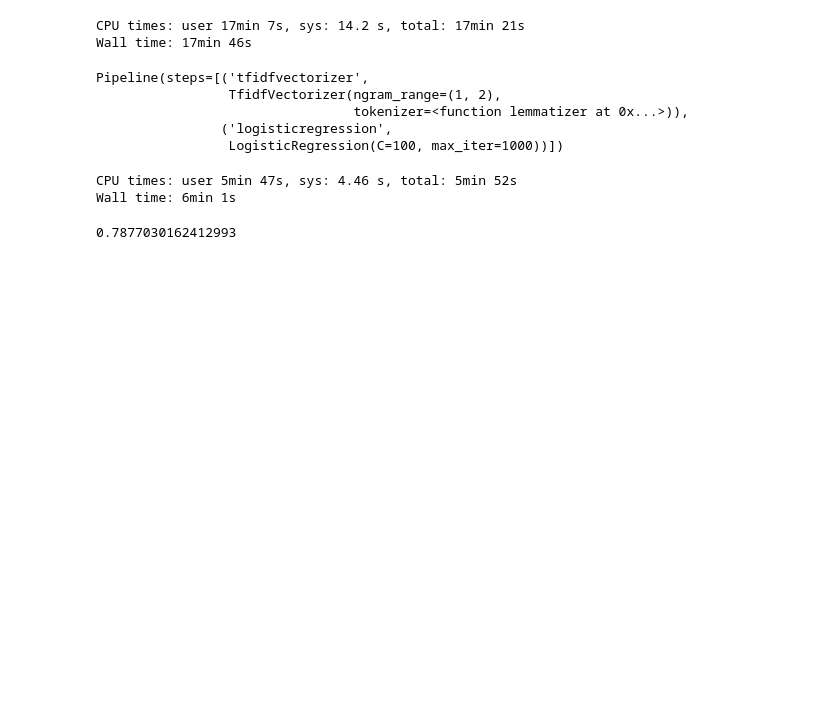
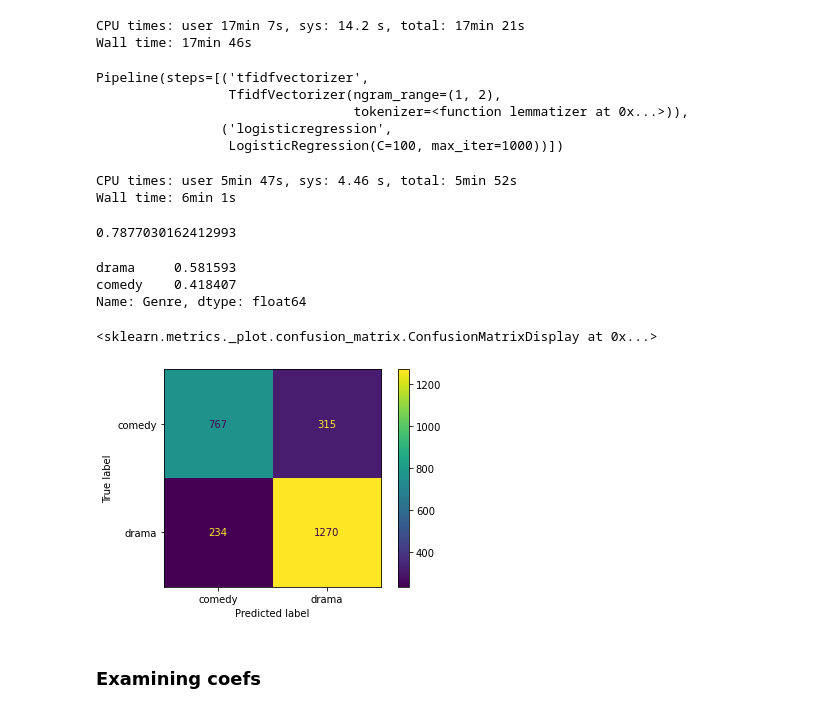
Before and after one commit to transcriptive/wiki-movie-plots-nlp, a Jupyter notebook: simple-classifier.ipynb, the cells around one changed output. Saved outputs shown, nothing was run; the diff lists cells and outputs as text; code cells hidden in the pictures; blank space fills up the shorter version.

Commit message:
examining log model coefs

```diff
--- a/simple-classifier.ipynb
+++ b/simple-classifier.ipynb
@@ -208,3 +213,16 @@ pipe3.score(X_test, y_test)
 CPU times: user 5min 47s, sys: 4.46 s, total: 5min 52s
 Wall time: 6min 1s
 0.7877030162412993
+# %%
+y_test.value_counts(normalize=True)
+# %% [output]
+drama     0.581593
+comedy    0.418407
+Name: Genre, dtype: float64
+# %%
+plot_confusion_matrix(pipe3, X_test, y_test)
+# %% [output]
+<sklearn.metrics._plot.confusion_matrix.ConfusionMatrixDisplay at 0x...>
+[figure, added]
+# %% [markdown]
+### Examining coefs
```
Also changed, not shown: parts of 4 cells of this notebook.
